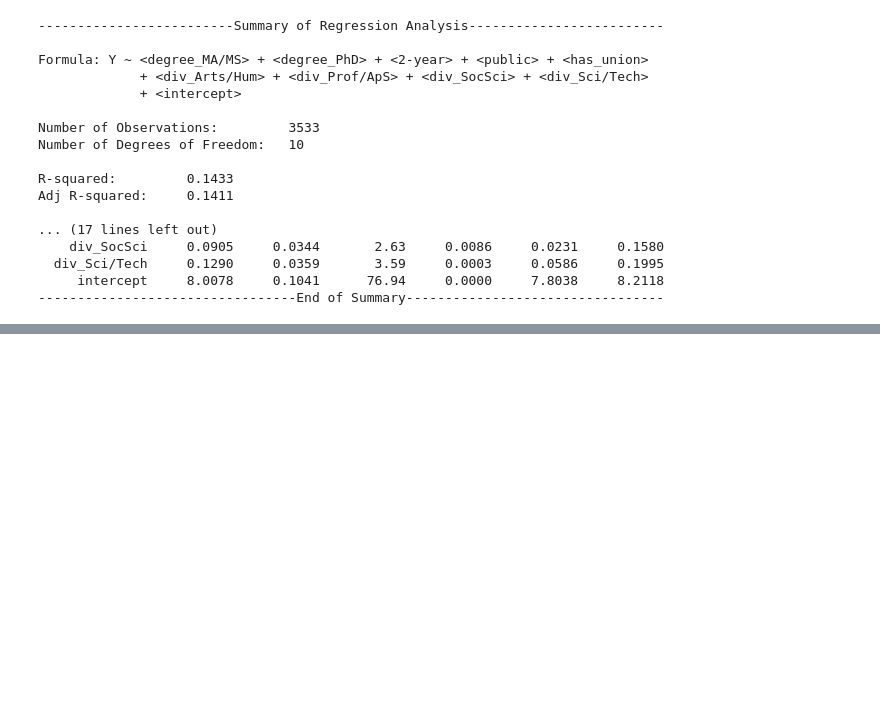
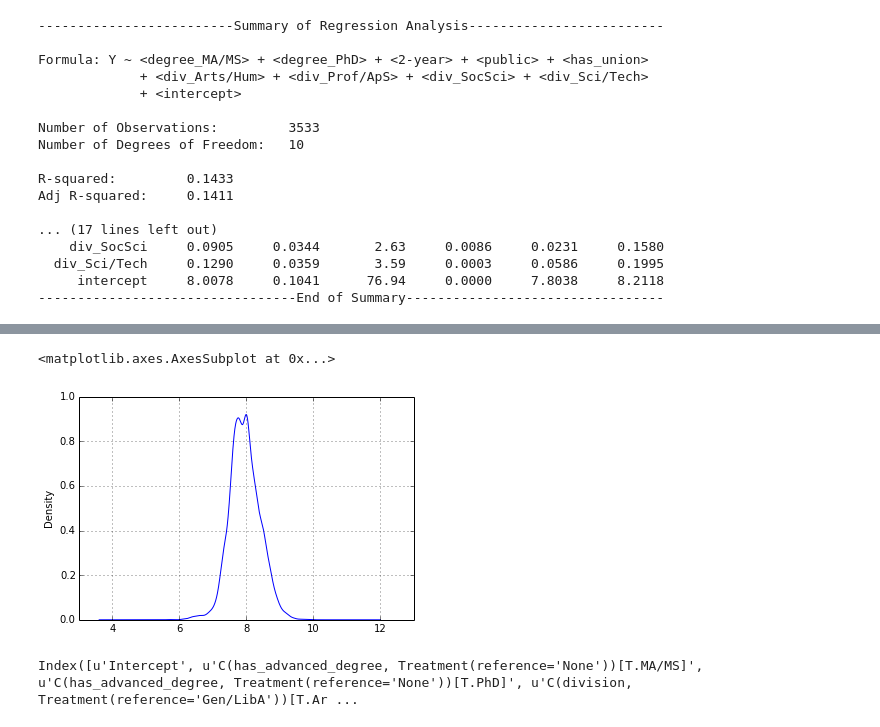
Before and after one commit to bkfunk/adjuncts, a Jupyter notebook: Adjunct Project Data.ipynb, the cells around one changed output, grey strips where cells are left out. Drawn from its saved outputs; the diff is of its cells as text; code cells hidden in the pictures; blank space fills up the shorter version.

```diff
--- a/Adjunct Project Data.ipynb
+++ b/Adjunct Project Data.ipynb
@@ -479,0 +557,2 @@ Adj R-squared:     0.1411
+# %%
+data.rename(columns={'2_year':'two_year'}, inplace=True)
@@ -479,0 +581,9 @@ Adj R-squared:     0.1411
+# %%
+data.payaverage.apply(np.log).plot(kind='kde')
+# %% [output]
+<matplotlib.axes.AxesSubplot at 0x...>
+[figure, added]
+# %%
+results.params.index
+# %% [output]
+Index([u'Intercept', u'C(has_advanced_degree, Treatment(reference='None'))[T.MA/MS]', u'C(has_advanced_degree, Treatment(reference='None'))[T.PhD]', u'C(division, Treatment(reference='Gen/LibA'))[T.Ar ...
```
Also changed, not shown: parts of 10 cells of this notebook.
